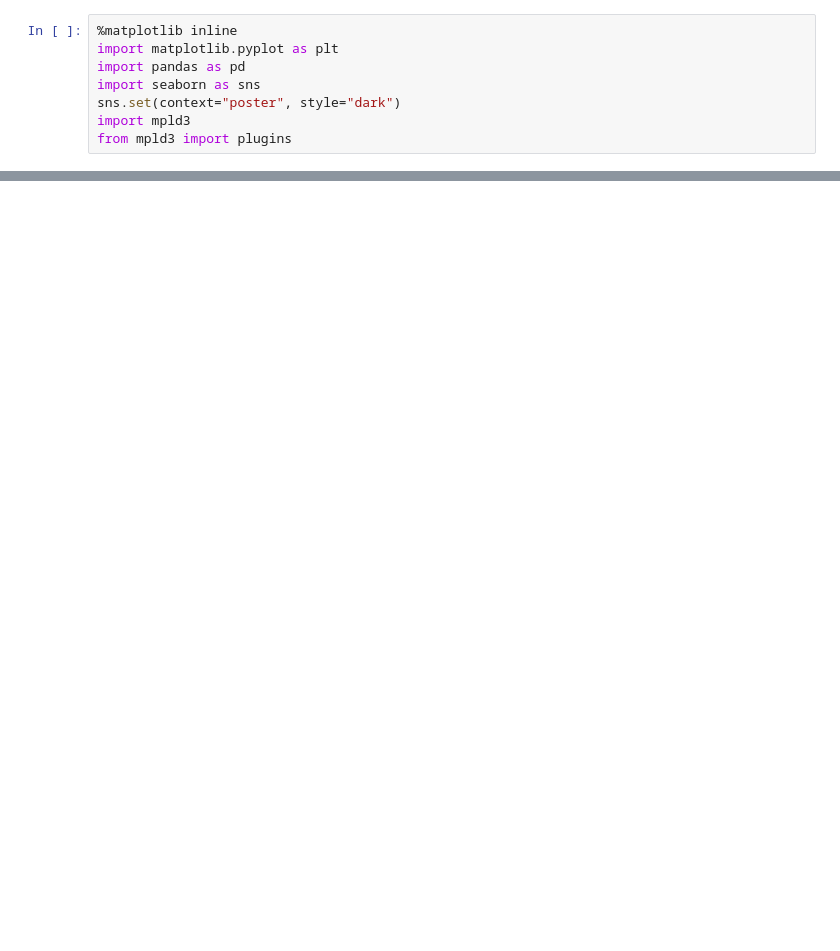
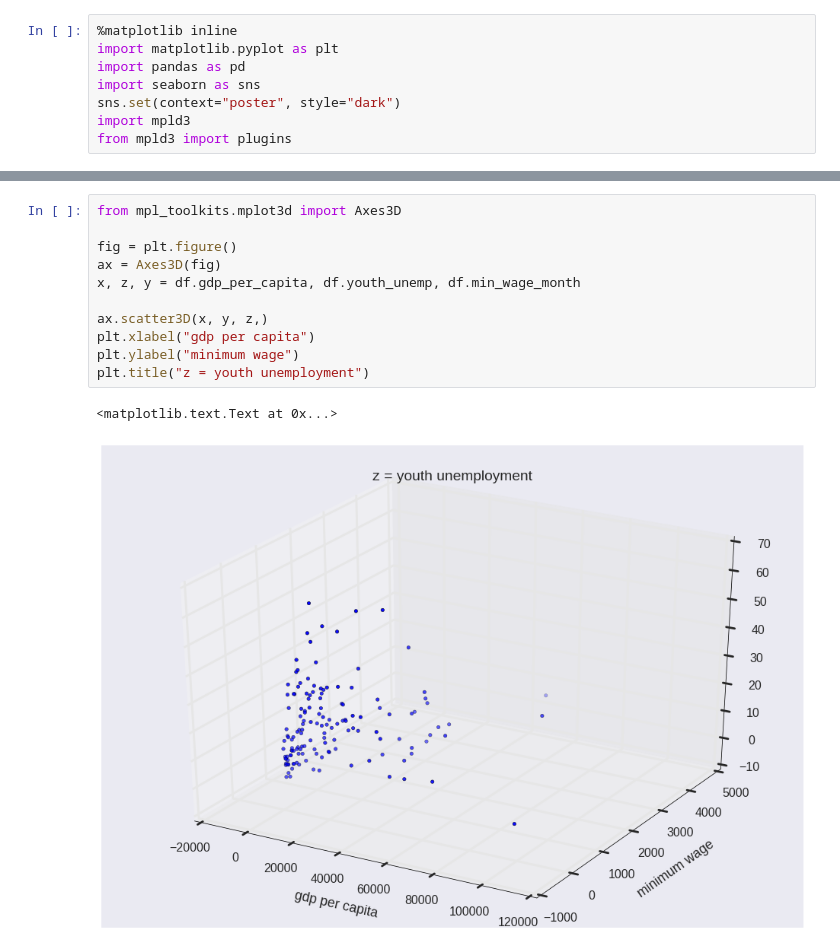
Before and after one commit to aflyax/Python, a Jupyter notebook: min_wage/min_wage_unemployment.ipynb, the cells around one changed output, grey strips where cells are left out. Cells and saved outputs as stored; diff of their text form; blank space fills up the shorter version.

```diff
--- a/min_wage/min_wage_unemployment.ipynb
+++ b/min_wage/min_wage_unemployment.ipynb
@@ -38,0 +360,14 @@ print(unemp_df.tail())
+# %%
+from mpl_toolkits.mplot3d import Axes3D
+
+fig = plt.figure()
+ax = Axes3D(fig)
+x, z, y = df.gdp_per_capita, df.youth_unemp, df.min_wage_month
+
+ax.scatter3D(x, y, z,)
+plt.xlabel("gdp per capita")
+plt.ylabel("minimum wage")
+plt.title("z = youth unemployment")
+# %% [output]
+<matplotlib.text.Text at 0x...>
+[figure, added]
```
Also changed, not shown: parts of 23 cells of this notebook, 1 other file.
